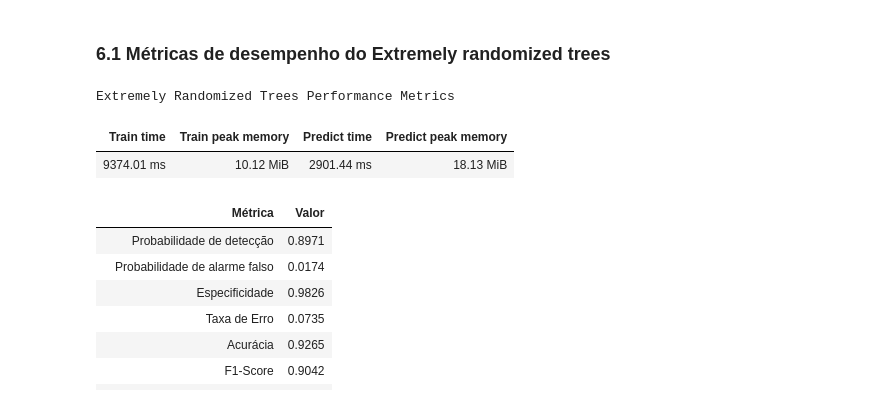
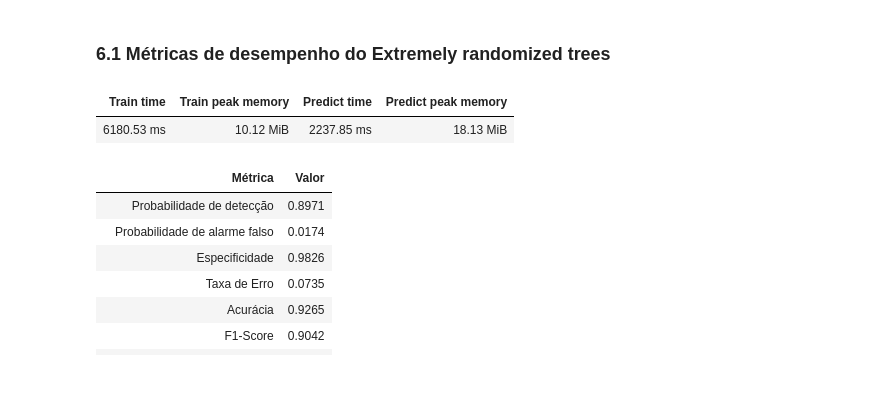
Before and after one commit to jtlimo/ccm-102, a Jupyter notebook: main.ipynb, the cells around one changed output. Saved outputs shown, nothing was run; the diff lists cells and outputs as text; code cells hidden in the pictures.

```diff
--- a/main.ipynb
+++ b/main.ipynb
@@ -78,7 +78,7 @@ translated_names = {
     "PFA": "Probabilidade de alarme falso",
   }
 
-def plot_performance_metrics(metrics, title):
+def plot_performance_metrics(metrics):
   df = pd.DataFrame([metrics])
   df.round(2)
   df.columns = ["Train time", "Train peak memory",
@@ -89,7 +89,6 @@ def plot_performance_metrics(metrics, title):
      "Train peak memory": "{:.2f} MiB",
      "Predict time": "{:.2f} ms",
      "Predict peak memory": "{:.2f} MiB"})
-  df = df.set_caption(title)
 
   return df
 
@@ -369,11 +382,10 @@ metrics_ert, y_pred = benchmark(ert, X_train_res, y_train_res, X_test_pca)
 # %% [markdown]
 ### 6.1 Métricas de desempenho do Extremely randomized trees
 # %%
-plot_performance_metrics(metrics_ert, "Extremely Randomized Trees Performance Metrics")
+plot_performance_metrics(metrics_ert)
 # %% [output]
-Extremely Randomized Trees Performance Metrics
 | Train time | Train peak memory | Predict time | Predict peak memory |
-| 9374.01 ms | 10.12 MiB | 2901.44 ms | 18.13 MiB |
+| 6180.53 ms | 10.12 MiB | 2237.85 ms | 18.13 MiB |
 # %%
 cm_ert = ConfusionMatrix(actual_vector=y_test,predict_vector=y_pred)
 
```
Also changed, not shown: parts of 6 cells of this notebook.
